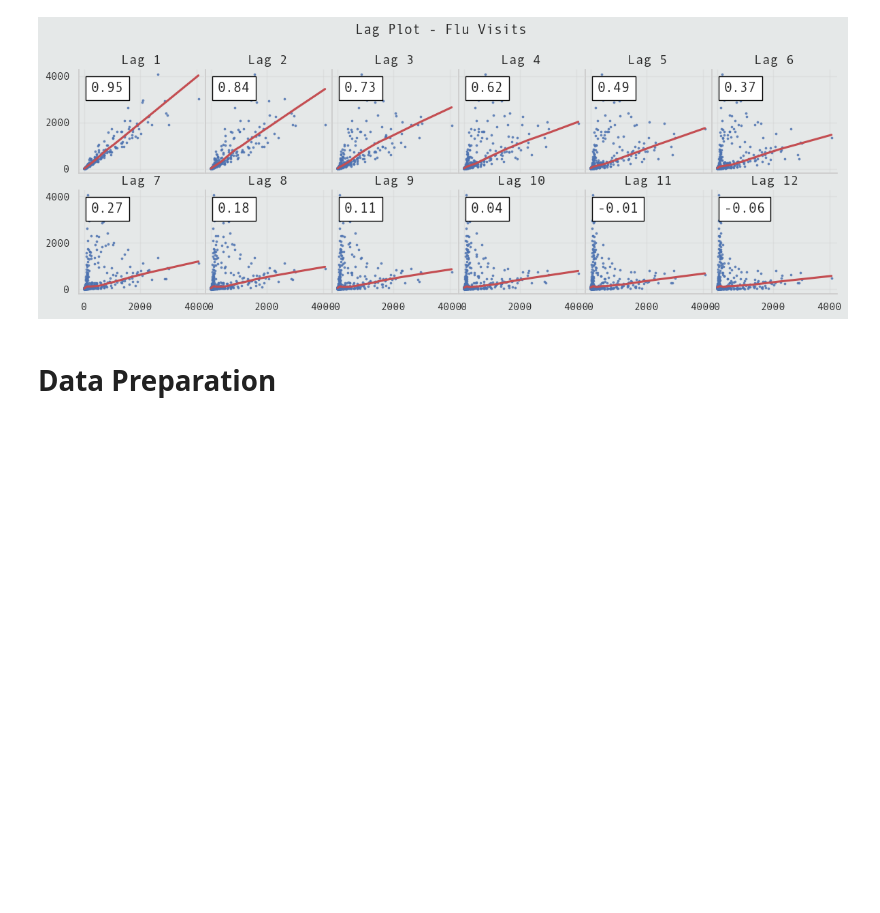
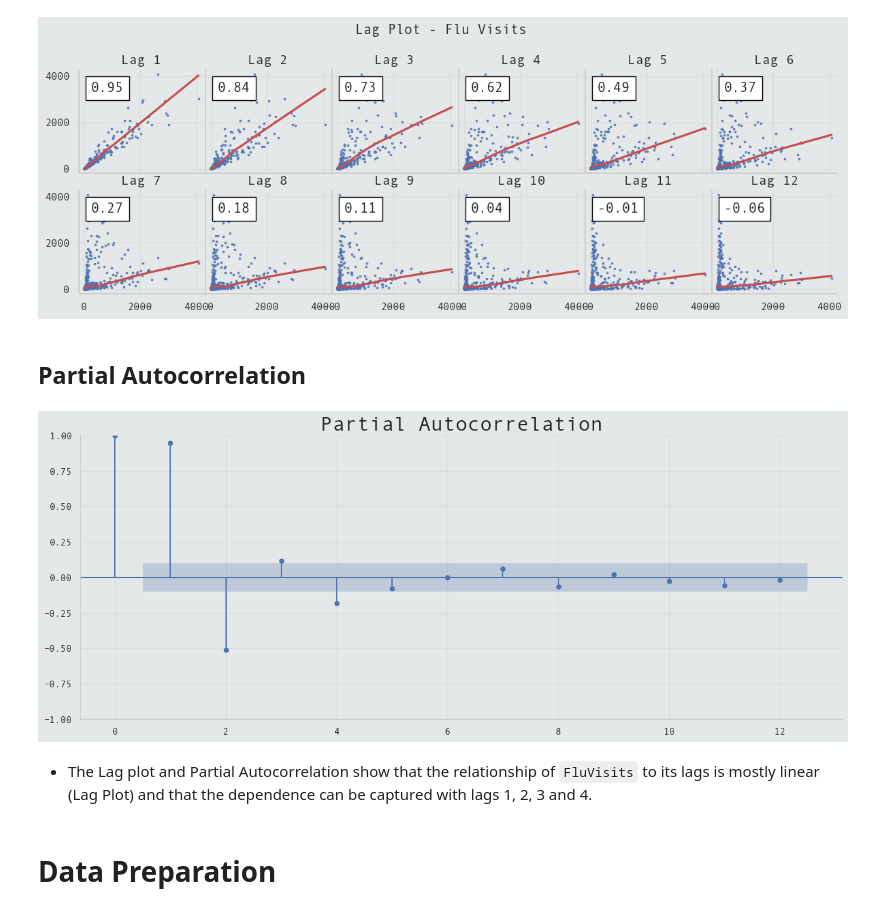
Before and after one commit to Volscente/TimeWarpForecast, a Jupyter notebook: notebooks/flu_trends/exploratory_data_analysis.ipynb, the cells around one changed output. Saved outputs shown, nothing was run; the diff lists cells and outputs as text; code cells hidden in the pictures; blank space fills up the shorter version.

Commit message:
Flu Visits lag plot and correlogram

```diff
--- a/notebooks/flu_trends/exploratory_data_analysis.ipynb
+++ b/notebooks/flu_trends/exploratory_data_analysis.ipynb
@@ -135,6 +139,15 @@ _ = plot_lags_series(dataset.FluVisits, number_lags=12, nrows=2, time_series_nam
 [06/26/2024 14:57:35 - exploratory_data_analysis_utils] INFO - plot_single_lag - End
 [06/26/2024 14:57:35 - exploratory_data_analysis_utils] INFO - plot_lags_series - End
 [figure]
+# %% [markdown]
+## Partial Autocorrelation
+# %%
+# Plot the Partial Autocorrelation
+_ = plot_pacf(dataset.FluVisits, lags=12)
+# %% [output]
+[figure, added]
+# %% [markdown]
+- The Lag plot and Partial Autocorrelation show that the relationship of `FluVisits` to its lags is mostly linear (Lag Plot) and that the dependence can be captured with lags 1, 2, 3 and 4.
 # %% [markdown]
 
 # Data Preparation
```
Also changed, not shown: parts of 4 cells of this notebook, 1 other file.
